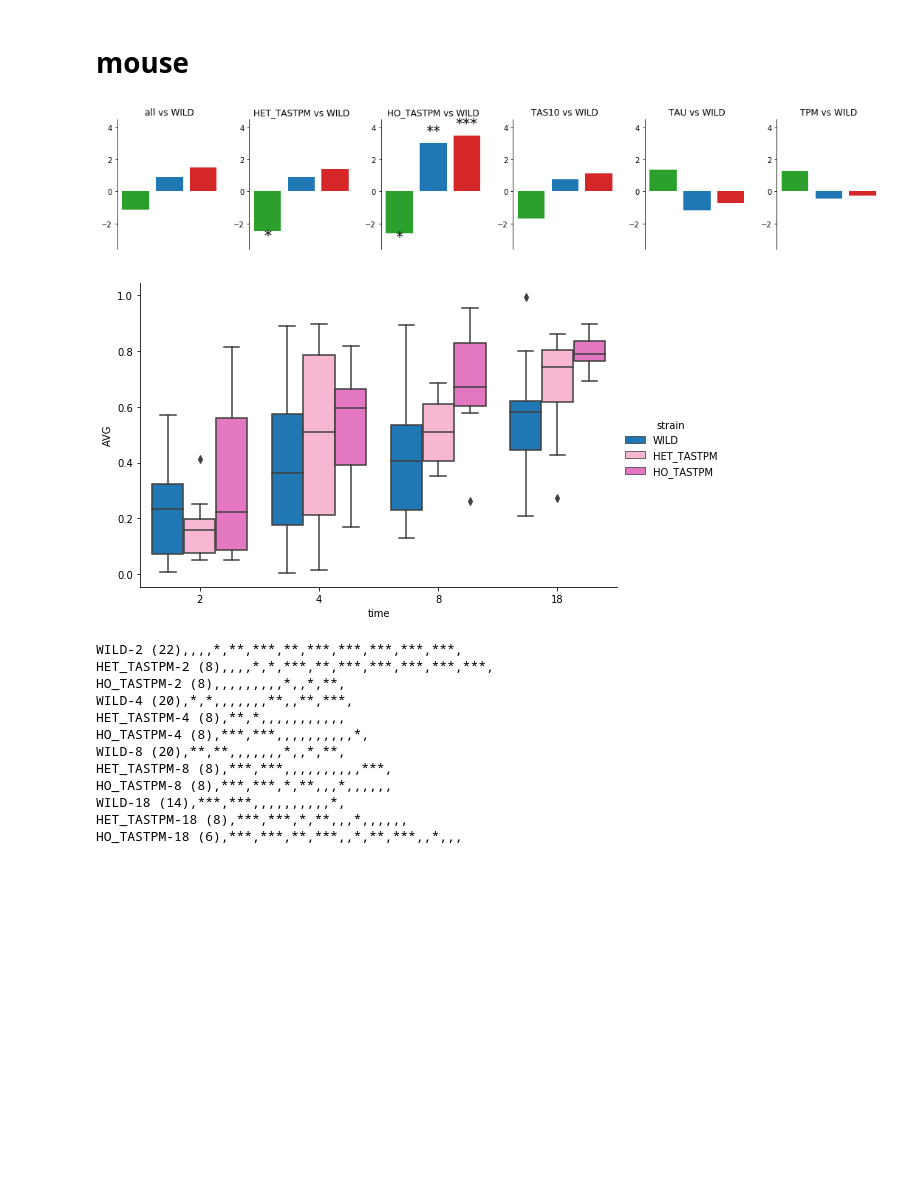
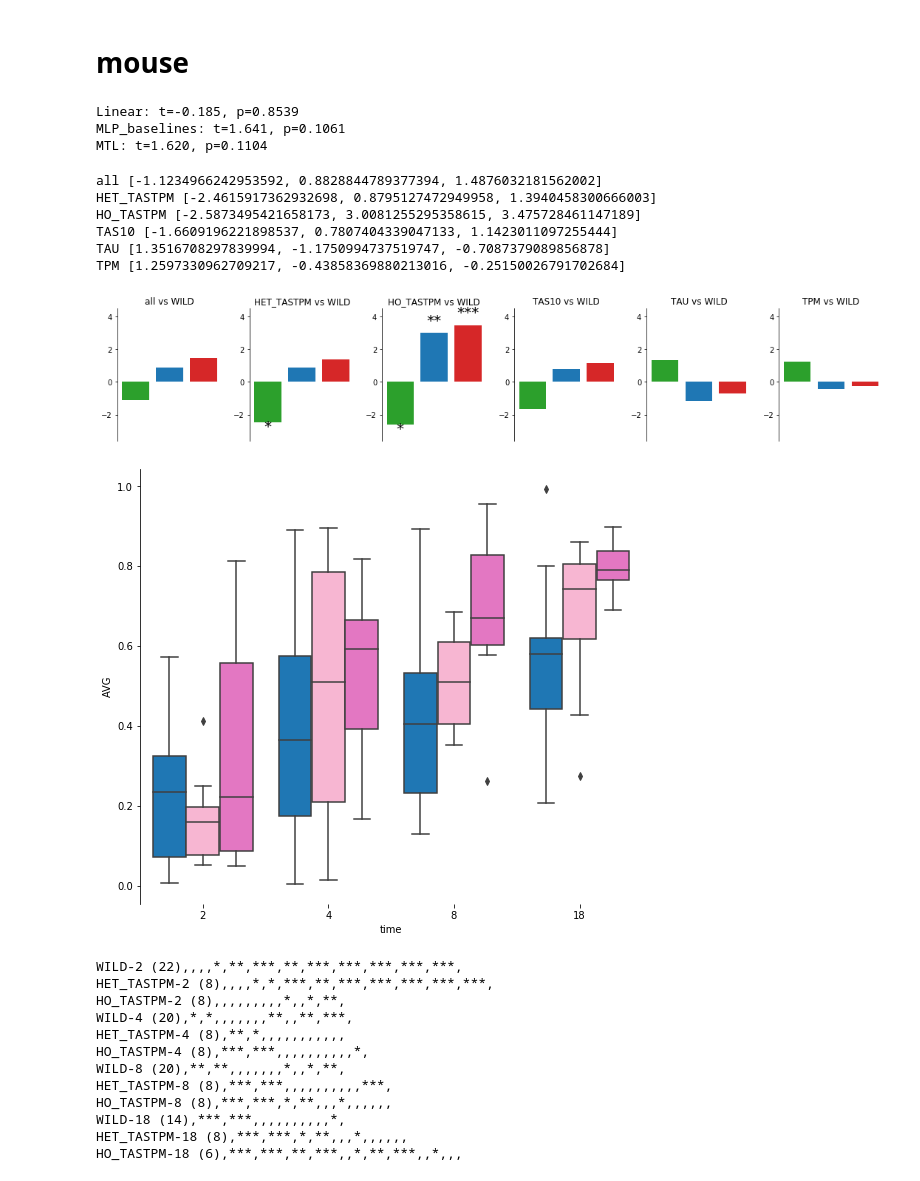
Before and after one commit to suinleelab/MD-AD, a Jupyter notebook: Paper_Analyses/External_validation_predictions.ipynb, the cells around one changed output. Saved outputs shown, nothing was run; the diff lists cells and outputs as text; code cells hidden in the pictures; blank space fills up the shorter version.

```diff
--- a/Paper_Analyses/External_validation_predictions.ipynb
+++ b/Paper_Analyses/External_validation_predictions.ipynb
@@ -123,3 +139,15 @@ for _, g_name in enumerate(group_ordering):
 1-[75-85) (243),***,*,***,,***,*,
 0-85+ (337),***,***,,***,,***,
 1-85+ (554),***,,***,*,***,,
+# %%
+sourcedata_cols = ["AD","age_groups"]
+
+sourcedata = dfs["MTL"][sourcedata_cols]
+
+for mod in mods:
+    if mod=="MTL":
+        sourcedata["MD-AD_predicted_neuropath_score"] = dfs[mod]["AVG"]
+    else:
+        sourcedata[mod+"_predicted_neuropath_score"] = dfs[mod]["AVG"]
+
+sourcedata.to_csv("sourcedata/2c_ext_val_human_brain.csv", index=False)
@@ -175,6 +236,19 @@ for mod in mods:
             t,p = scipy.stats.ttest_ind(subdf[subdf["AD"]=="AD"][yvar].values, subdf[subdf["AD"]=="WILD"][yvar].values)
             t_stat[mod][yvar][strain] = t
             t_ps[mod][yvar][strain] = p
+# %%
+# TEMP: compare het and ho for bar chart alts
+for mod in mods:
+    df = dfs[mod]
+    for yvar in ['AVG']:
+
+        t,p = scipy.stats.ttest_ind(df[df["strain"]=="HO_TASTPM"][yvar].values, df[df["strain"]=="HET_TASTPM"][yvar].values)
+
+        print("%s: t=%.3f, p=%.4f"%(mod, t, p))
+# %% [output]
+Linear: t=-0.185, p=0.8539
+MLP_baselines: t=1.641, p=0.1061
+MTL: t=1.620, p=0.1104
 # %%
 for yvar in ['AVG']:
 
@@ -188,6 +262,9 @@ for yvar in ['AVG']:
         Ys = [t_stat[mod][yvar][dset] for mod in ["Linear", "MLP_baselines", "MTL"]]
 
         lin,mlp,mtl= axs[i].bar(mods, Ys, align='center', alpha=1, ecolor='black')
+
+        print(dset, [t_stat[mod][yvar][dset] for mod in ["Linear", "MLP_baselines", "MTL"]])
+
 
         axs[i].set_ylim(0,high_lim+1)
 
@@ -217,16 +294,32 @@ for yvar in ['AVG']:
 
     plt.tight_layout()
 # %% [output]
+all [-1.1234966242953592, 0.8828844789377394, 1.4876032181562002]
+HET_TASTPM [-2.4615917362932698, 0.8795127472949958, 1.3940458300666003]
+HO_TASTPM [-2.5873495421658173, 3.0081255295358615, 3.475728461147189]
+TAS10 [-1.6609196221898537, 0.7807404339047133, 1.1423011097255444]
+TAU [1.3516708297839994, -1.1750994737519747, -0.7087379089856878]
+TPM [1.2597330962709217, -0.43858369880213016, -0.25150026791702684]
 [figure]
 # %%
 for mod in mods:
     dfs[mod]["model"] = mod
 # %%
+f, ax = plt.subplots(1,1,figsize=(9,8))
+
 g=sns.catplot(x="time", y="AVG", hue="strain",aspect=1.5,kind="box", data=dfs["MTL"],
-              hue_order=["WILD","HET_TASTPM", "HO_TASTPM"],
+              hue_order=["WILD","HET_TASTPM", "HO_TASTPM"], ax=ax,
               palette=[cmaplist[0], cmaplist[13],  cmaplist[12]],saturation=1);
+
+ax.set_facecolor('None')
+ax.spines['right'].set_visible(False)
+ax.spines['top'].set_visible(False)
+ax.spines['bottom'].set_visible(False)
+
+ax.get_legend().remove()
+plt.close(2)
 # %% [output]
-[figure, old version]
+[figure, new version]
 # %%
 groups = []
 vals = []
```
Also changed, not shown: parts of 12 cells of this notebook, 9 other files.
